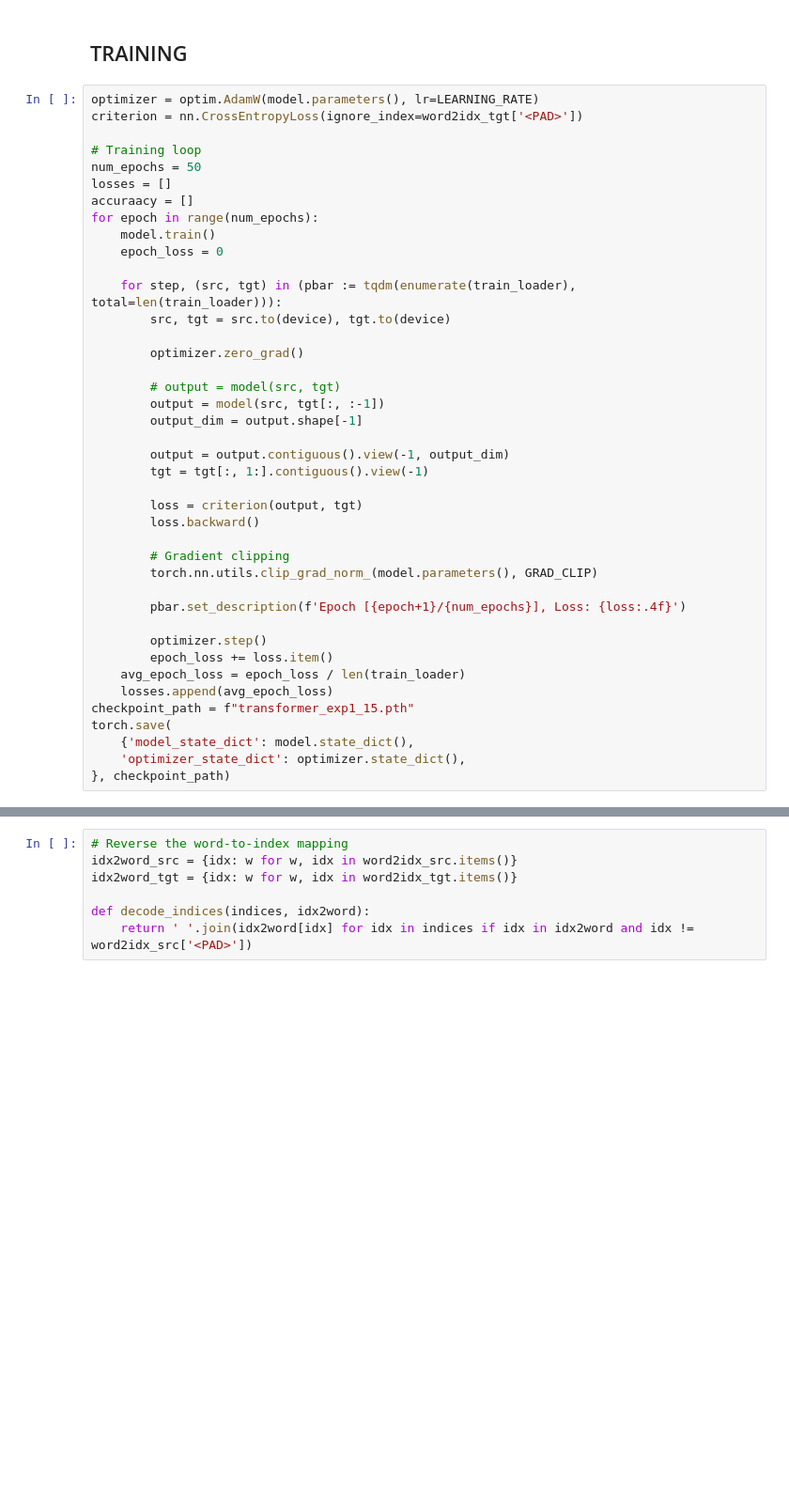
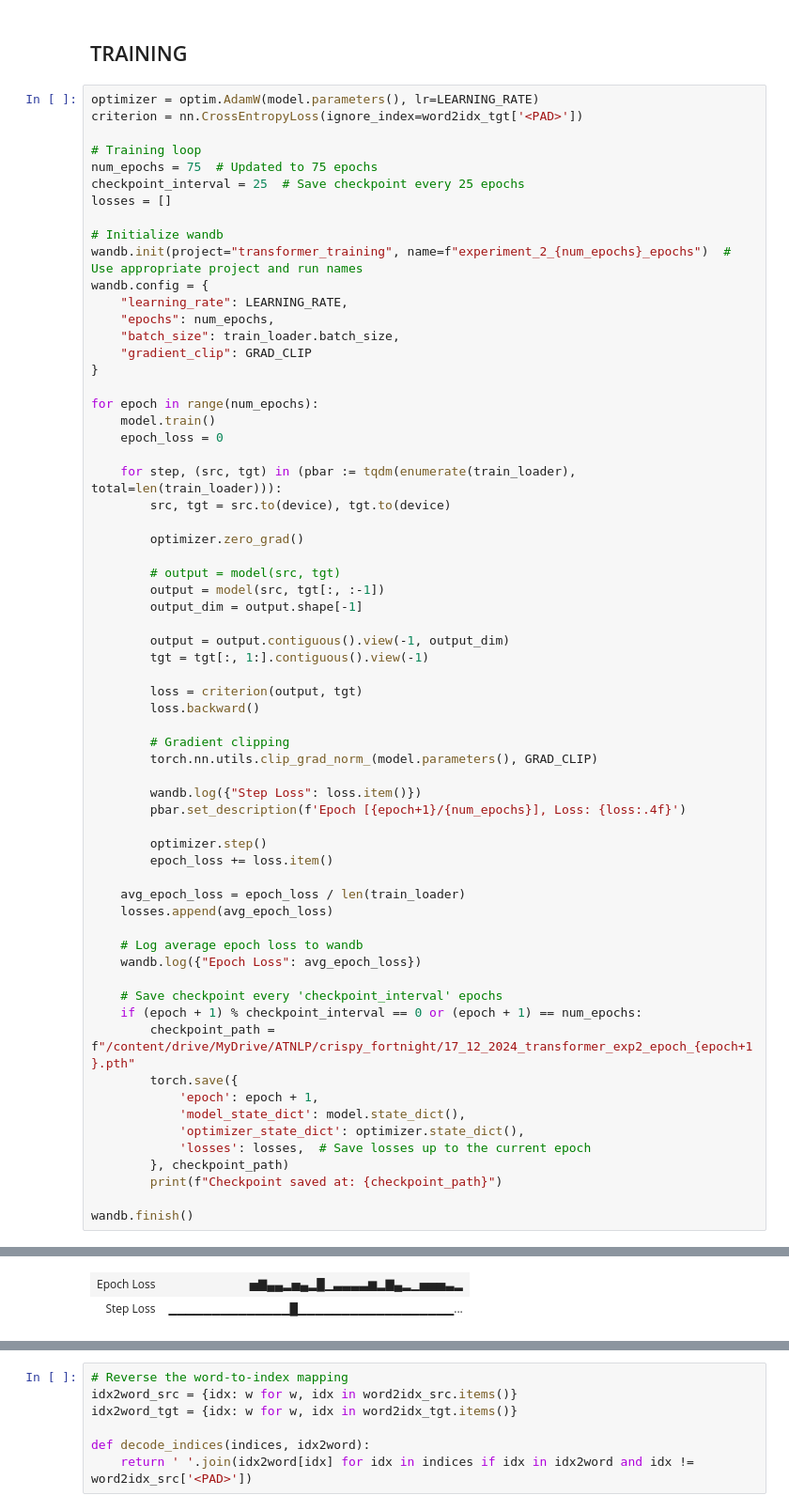
Before and after one commit to bragg13/crispy-fortnight, a Jupyter notebook: experiment2.ipynb, the cells around one changed output, grey strips where cells are left out. Shown: that part at 94% size. Cells and saved outputs as stored; diff of their text form; blank space fills up the shorter version.

```diff
--- a/experiment2.ipynb
+++ b/experiment2.ipynb
@@ -197,9 +203,19 @@ optimizer = optim.AdamW(model.parameters(), lr=LEARNING_RATE)
 criterion = nn.CrossEntropyLoss(ignore_index=word2idx_tgt['<PAD>'])
 
 # Training loop
-num_epochs = 50
+num_epochs = 75  # Updated to 75 epochs
+checkpoint_interval = 25  # Save checkpoint every 25 epochs
 losses = []
-accuraacy = []
+
+# Initialize wandb
+wandb.init(project="transformer_training", name=f"experiment_2_{num_epochs}_epochs")  # Use appropriate project and run names
+wandb.config = {
+    "learning_rate": LEARNING_RATE,
+    "epochs": num_epochs,
+    "batch_size": train_loader.batch_size,
+    "gradient_clip": GRAD_CLIP
+}
+
 for epoch in range(num_epochs):
     model.train()
     epoch_loss = 0
@@ -222,14 +238,28 @@ for epoch in range(num_epochs):
         # Gradient clipping
         torch.nn.utils.clip_grad_norm_(model.parameters(), GRAD_CLIP)
 
+        wandb.log({"Step Loss": loss.item()})
         pbar.set_description(f'Epoch [{epoch+1}/{num_epochs}], Loss: {loss:.4f}')
 
         optimizer.step()
         epoch_loss += loss.item()
+
     avg_epoch_loss = epoch_loss / len(train_loader)
     losses.append(avg_epoch_loss)
-checkpoint_path = f"transformer_exp1_15.pth"
-torch.save(
-    {'model_state_dict': model.state_dict(),
-    'optimizer_state_dict': optimizer.state_dict(),
-}, checkpoint_path)
+
+    # Log average epoch loss to wandb
+    wandb.log({"Epoch Loss": avg_epoch_loss})
+
+    # Save checkpoint every 'checkpoint_interval' epochs
+    if (epoch + 1) % checkpoint_interval == 0 or (epoch + 1) == num_epochs:
+        checkpoint_path = f"/content/drive/MyDrive/ATNLP/crispy_fortnight/17_12_2024_transformer_exp2_epoch_{epoch+1}.pth"
+        torch.save({
+            'epoch': epoch + 1,
+            'model_state_dict': model.state_dict(),
+            'optimizer_state_dict': optimizer.state_dict(),
+            'losses': losses,  # Save losses up to the current epoch
+        }, checkpoint_path)
+        print(f"Checkpoint saved at: {checkpoint_path}")
+
+wandb.finish()
+# %% [output]
@@ -235,0 +272,2 @@ torch.save(
+| Epoch Loss | ▅▇▄▄▂▅▄▂█▁▃▃▃▃▆▂▇▄▂▁▅▅▅▃▂ |
+| Step Loss | ▁▁▁▁▁▁▁▁▁▁▁▁▁▁█▁▁▁▁▁▁▁▁▁▁▁▁▁▁▁▁▁▁... |
```
Also changed, not shown: parts of 12 cells of this notebook.
